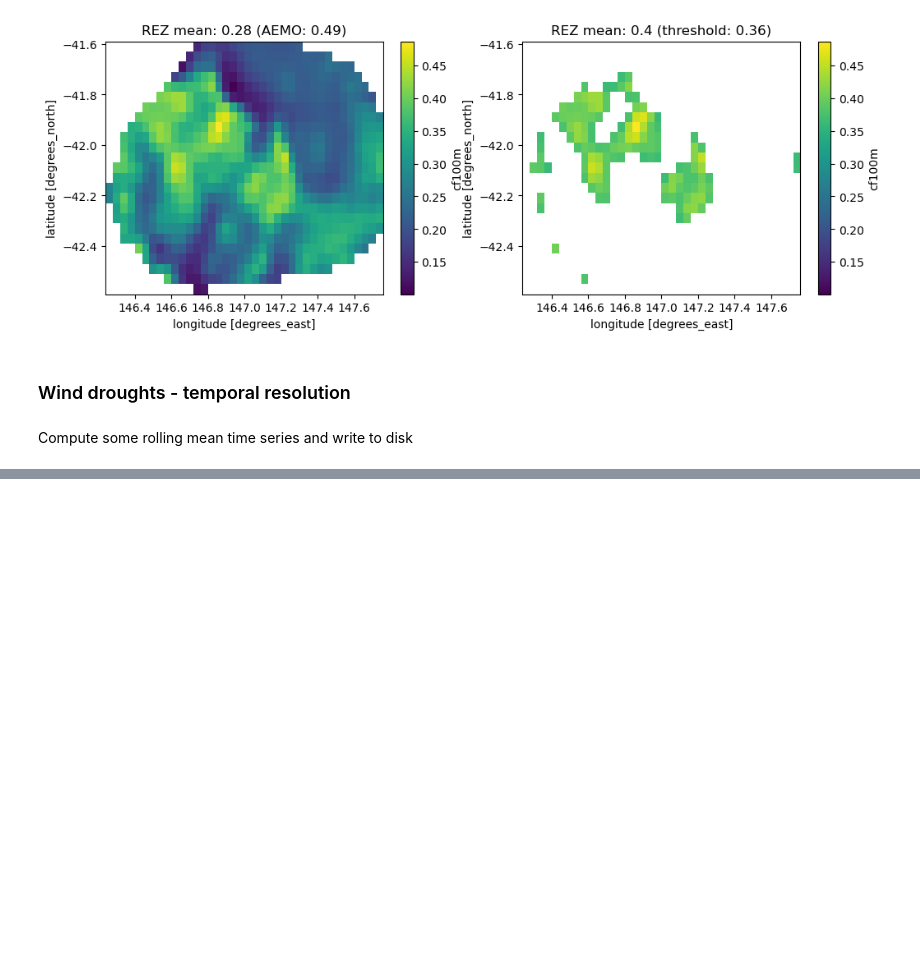
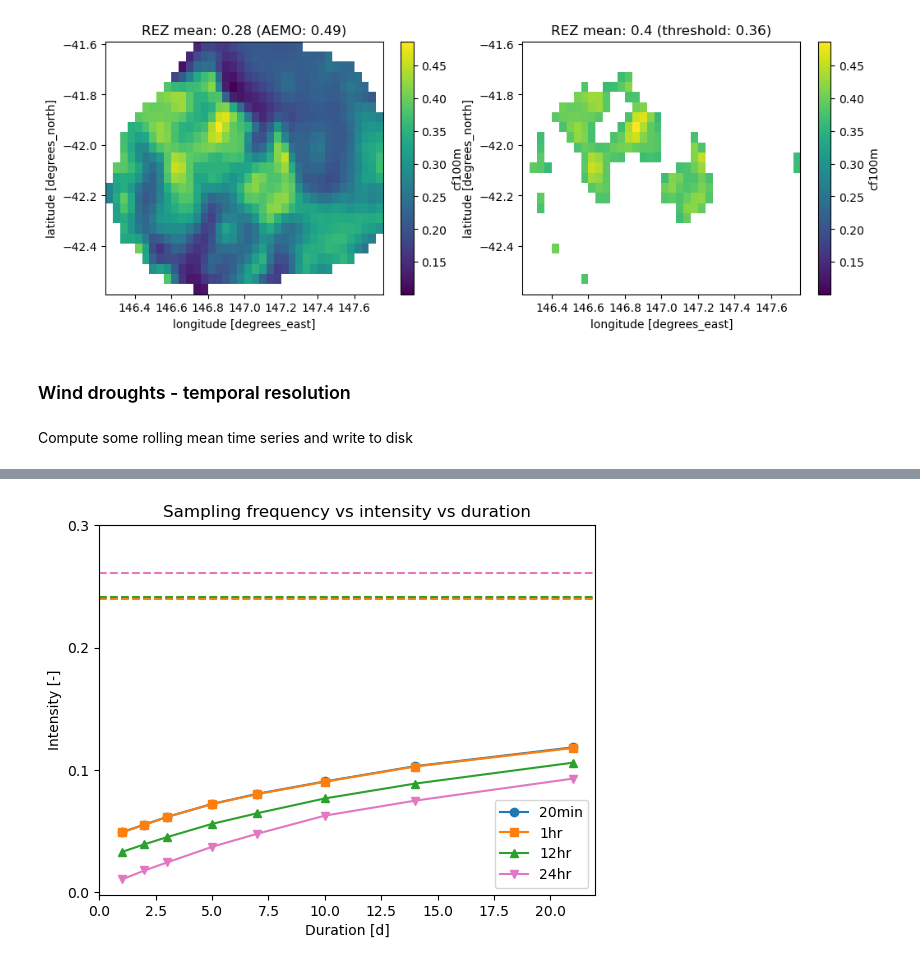
Before and after one commit to dougrichardson/wind_power_comparison, a Jupyter notebook: 04_analyse_REZ_capacity_factors.ipynb, the cells around one changed output, grey strips where cells are left out. Drawn from its saved outputs; the diff is of its cells as text; code cells hidden in the pictures; blank space fills up the shorter version.

```diff
--- a/02_REZ_capacity_factors.ipynb
+++ b/04_analyse_REZ_capacity_factors.ipynb
@@ -630,0 +441,4 @@ array(0.12339028)
+# %%
+plot_idf(roll_cf_Q1, 0.1)
+# %% [output]
+[figure, added]
```
Also changed, not shown: parts of 98 cells of this notebook.
